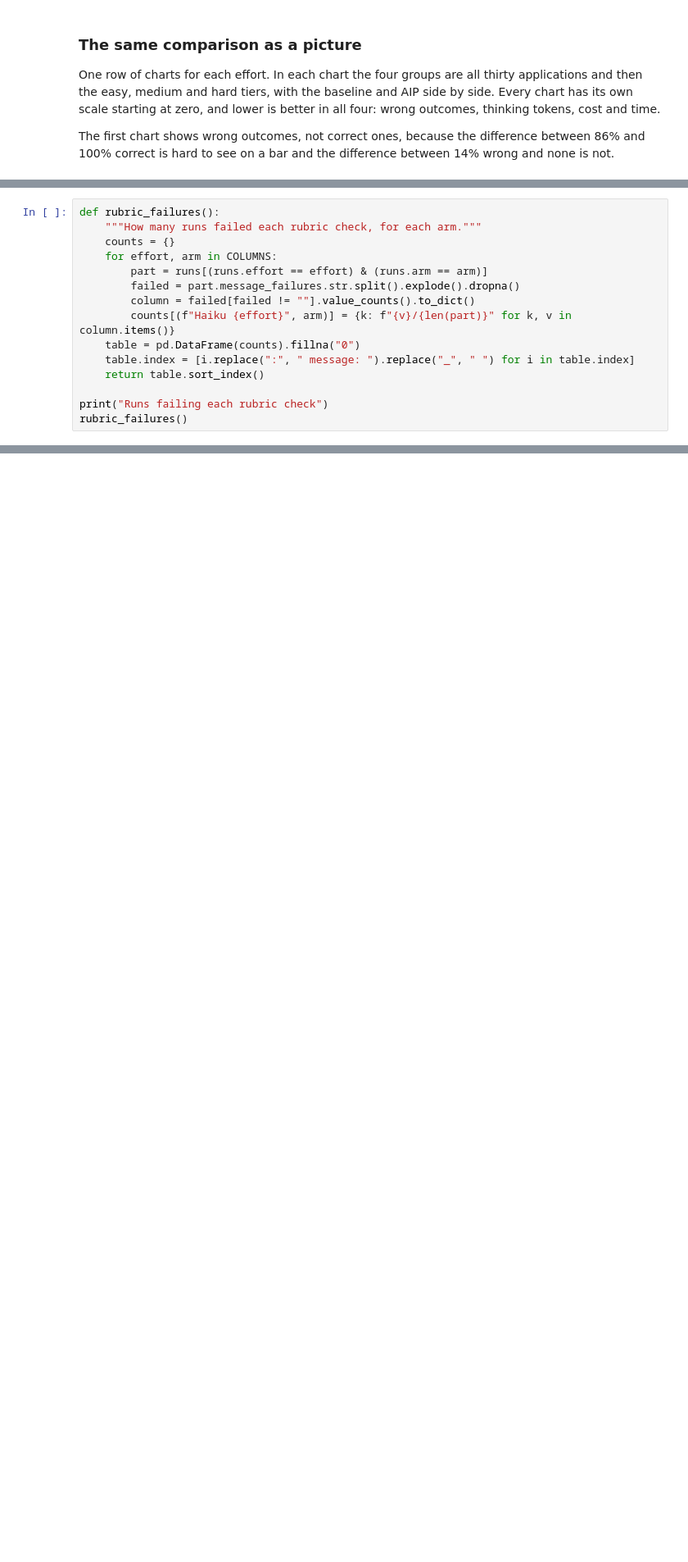
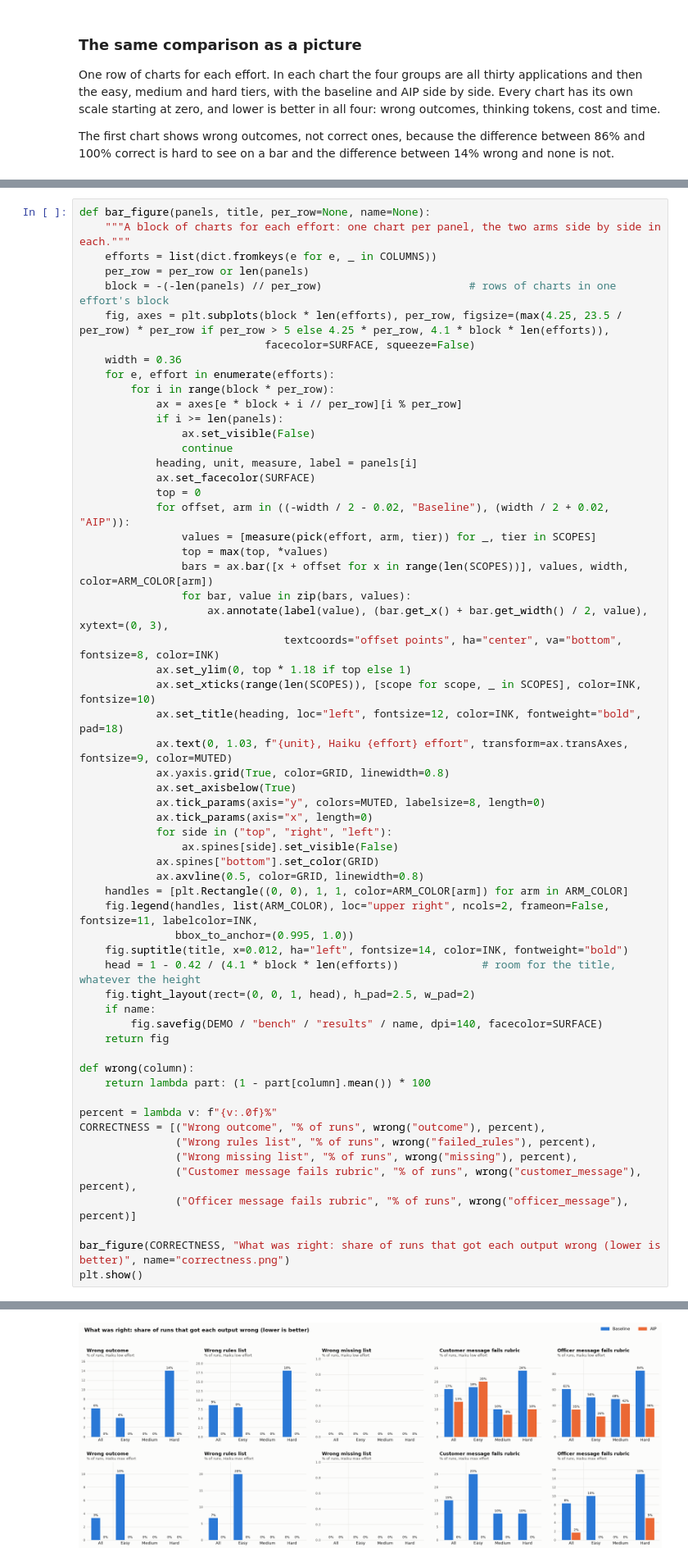
Before and after one commit to zach-blumenfeld/graph-memory-system-one-demo, a Jupyter notebook: loan-bench-aip-demo/analysis.ipynb, the cells around one changed output, grey strips where cells are left out. Shown at 82% size. Drawn from its saved outputs; the diff is of its cells as text; blank space fills up the shorter version.

```diff
--- a/loan-bench-aip-demo/analysis.ipynb
+++ b/loan-bench-aip-demo/analysis.ipynb
@@ -291,16 +293,60 @@ Each run writes a message to the customer and a note to the credit officer. The
 # %%
-def rubric_failures():
-    """How many runs failed each rubric check, for each arm."""
-    counts = {}
-    for effort, arm in COLUMNS:
-        part = runs[(runs.effort == effort) & (runs.arm == arm)]
-        failed = part.message_failures.str.split().explode().dropna()
-        column = failed[failed != ""].value_counts().to_dict()
-        counts[(f"Haiku {effort}", arm)] = {k: f"{v}/{len(part)}" for k, v in column.items()}
-    table = pd.DataFrame(counts).fillna("0")
-    table.index = [i.replace(":", " message: ").replace("_", " ") for i in table.index]
-    return table.sort_index()
+def bar_figure(panels, title, per_row=None, name=None):
+    """A block of charts for each effort: one chart per panel, the two arms side by side in each."""
+    efforts = list(dict.fromkeys(e for e, _ in COLUMNS))
+    per_row = per_row or len(panels)
+    block = -(-len(panels) // per_row)                       # rows of charts in one effort's block
+    fig, axes = plt.subplots(block * len(efforts), per_row, figsize=(max(4.25, 23.5 / per_row) * per_row if per_row > 5 else 4.25 * per_row, 4.1 * block * len(efforts)),
+                             facecolor=SURFACE, squeeze=False)
+    width = 0.36
+    for e, effort in enumerate(efforts):
+        for i in range(block * per_row):
+            ax = axes[e * block + i // per_row][i % per_row]
+            if i >= len(panels):
+                ax.set_visible(False)
+                continue
+            heading, unit, measure, label = panels[i]
+            ax.set_facecolor(SURFACE)
+            top = 0
+            for offset, arm in ((-width / 2 - 0.02, "Baseline"), (width / 2 + 0.02, "AIP")):
+                values = [measure(pick(effort, arm, tier)) for _, tier in SCOPES]
+                top = max(top, *values)
+                bars = ax.bar([x + offset for x in range(len(SCOPES))], values, width, color=ARM_COLOR[arm])
+                for bar, value in zip(bars, values):
+                    ax.annotate(label(value), (bar.get_x() + bar.get_width() / 2, value), xytext=(0, 3),
+                                textcoords="offset points", ha="center", va="bottom", fontsize=8, color=INK)
+            ax.set_ylim(0, top * 1.18 if top else 1)
+            ax.set_xticks(range(len(SCOPES)), [scope for scope, _ in SCOPES], color=INK, fontsize=10)
+            ax.set_title(heading, loc="left", fontsize=12, color=INK, fontweight="bold", pad=18)
+            ax.text(0, 1.03, f"{unit}, Haiku {effort} effort", transform=ax.transAxes, fontsize=9, color=MUTED)
+            ax.yaxis.grid(True, color=GRID, linewidth=0.8)
+            ax.set_axisbelow(True)
+            ax.tick_params(axis="y", colors=MUTED, labelsize=8, length=0)
+            ax.tick_params(axis="x", length=0)
+            for side in ("top", "right", "left"):
+                ax.spines[side].set_visible(False)
+            ax.spines["bottom"].set_color(GRID)
+            ax.axvline(0.5, color=GRID, linewidth=0.8)
+    handles = [plt.Rectangle((0, 0), 1, 1, color=ARM_COLOR[arm]) for arm in ARM_COLOR]
+    fig.legend(handles, list(ARM_COLOR), loc="upper right", ncols=2, frameon=False, fontsize=11, labelcolor=INK,
+               bbox_to_anchor=(0.995, 1.0))
+    fig.suptitle(title, x=0.012, ha="left", fontsize=14, color=INK, fontweight="bold")
+    head = 1 - 0.42 / (4.1 * block * len(efforts))             # room for the title, whatever the height
+    fig.tight_layout(rect=(0, 0, 1, head), h_pad=2.5, w_pad=2)
+    if name:
+        fig.savefig(DEMO / "bench" / "results" / name, dpi=140, facecolor=SURFACE)
+    return fig
 
-print("Runs failing each rubric check")
-rubric_failures()
+def wrong(column):
+    return lambda part: (1 - part[column].mean()) * 100
+
+percent = lambda v: f"{v:.0f}%"
+CORRECTNESS = [("Wrong outcome", "% of runs", wrong("outcome"), percent),
+               ("Wrong rules list", "% of runs", wrong("failed_rules"), percent),
+               ("Wrong missing list", "% of runs", wrong("missing"), percent),
+               ("Customer message fails rubric", "% of runs", wrong("customer_message"), percent),
+               ("Officer message fails rubric", "% of runs", wrong("officer_message"), percent)]
+
+bar_figure(CORRECTNESS, "What was right: share of runs that got each output wrong (lower is better)", name="correctness.png")
+plt.show()
 # %% [output]
@@ -314,0 +353 @@ Runs failing each rubric check
+[figure, added]
```
Also changed, not shown: parts of 34 cells of this notebook, 1 other file.
